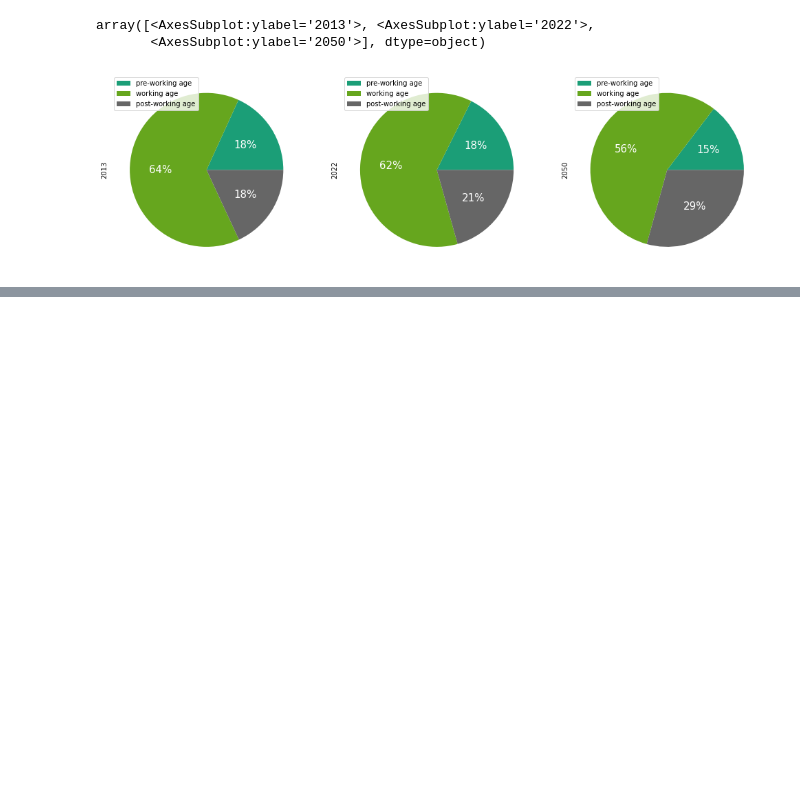
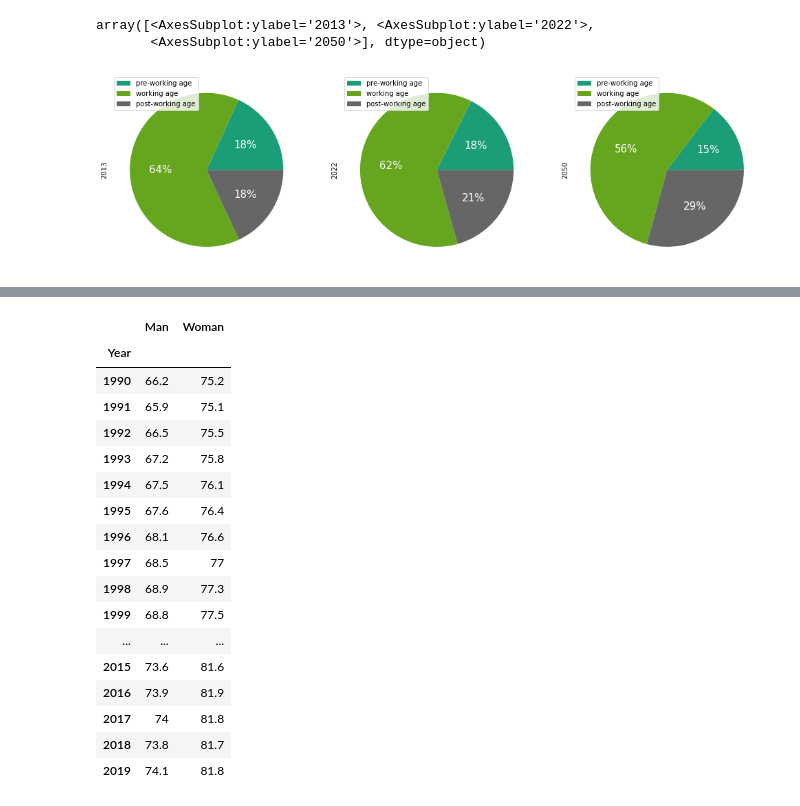
Before and after one commit to adrolc/data-analysis, a Jupyter notebook: demographics_of_poland/demographics_of_poland.ipynb, the cells around one changed output, grey strips where cells are left out. Cells and saved outputs as stored; diff of their text form; code cells hidden in the pictures; blank space fills up the shorter version.

```diff
--- a/demographics_of_poland/demographics_of_poland.ipynb
+++ b/demographics_of_poland/demographics_of_poland.ipynb
@@ -422,0 +446,21 @@ array([<AxesSubplot:ylabel='2013'>, <AxesSubplot:ylabel='2022'>,
+# %%
+df
+# %% [output]
+|  | Man | Woman |
+| Year |  |  |
+| 1990 | 66.2 | 75.2 |
+| 1991 | 65.9 | 75.1 |
+| 1992 | 66.5 | 75.5 |
+| 1993 | 67.2 | 75.8 |
+| 1994 | 67.5 | 76.1 |
+| 1995 | 67.6 | 76.4 |
+| 1996 | 68.1 | 76.6 |
+| 1997 | 68.5 | 77 |
+| 1998 | 68.9 | 77.3 |
+| 1999 | 68.8 | 77.5 |
+| ... | ... | ... |
+| 2015 | 73.6 | 81.6 |
+| 2016 | 73.9 | 81.9 |
+| 2017 | 74 | 81.8 |
+| 2018 | 73.8 | 81.7 |
+| 2019 | 74.1 | 81.8 |
```
Also changed, not shown: parts of 7 cells of this notebook, 1 other file.
